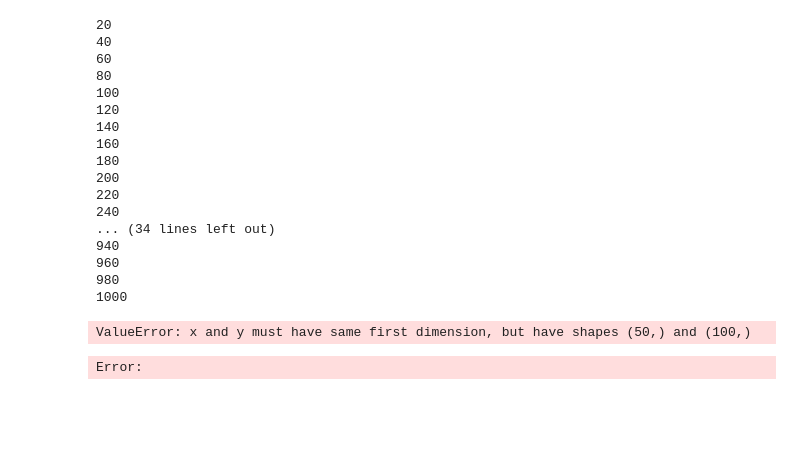
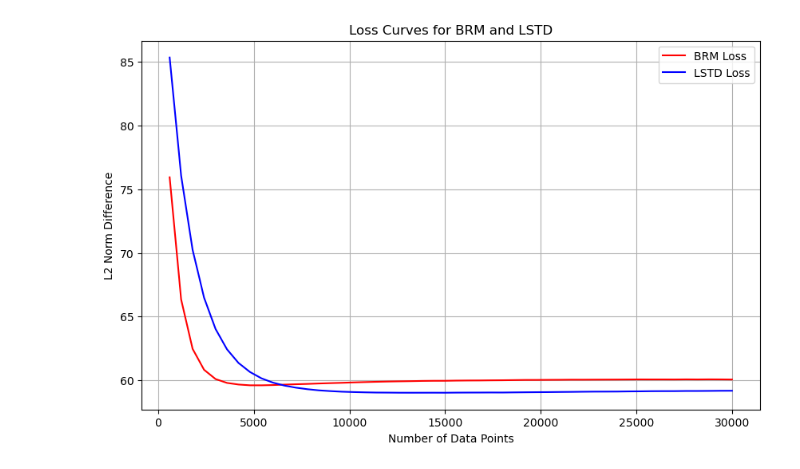
Before and after one commit to xuanfeiren/policy-evaluation, a Jupyter notebook: cart-pole-eval.ipynb, the cells around one changed output. Saved outputs shown, nothing was run; the diff lists cells and outputs as text; code cells hidden in the pictures; blank space fills up the shorter version.

Commit message:
successfully plot the loss for Cart Pole

```diff
--- a/cart-pole-eval.ipynb
+++ b/cart-pole-eval.ipynb
@@ -7,10 +7,11 @@ from stable_baselines3 import PPO
 # %%
 model_PPO = PPO.load("ppo_cartpole")
 # %%
-n_samples = 1000
-feature_dim = 10  # Example feature dimension
+n_samples = 30000
+feature_dim = 100  # Example feature dimension
 repeat = 1
 gamma = 0.9
+num_grids = 3
 # %%
 env = gym.make('CartPole-v1')
 env.reset()
@@ -142,7 +143,6 @@ theta_init = np.zeros(feature_dim)
 Q_lstd = policy_eval_LSTD(theta_init, offline_data)
 Q_BRM = policy_eval_BRM(theta_init, offline_data)
 # %%
-num_grids = 2
 def index_to_state_action(i, n_grid_points=num_grids):
     """
     Maps index i (0 to 2*n_grid_points^4-1) to a state-action pair
@@ -252,5 +252,5 @@ def loss_policy_evaluation(theta, Q_real, num_grids = num_grids):
 # %%
-Q_real = np.load(f"Q_function.npy")
+Q_real = np.load(f"Q_function_grid_3.npy")
 iter = int( n_samples / 50 )
 loss_LSTD = [0] * int(n_samples/ iter)
 loss_BRM = [0] * int(n_samples/ iter)
@@ -262,34 +262,14 @@ l2_norm_diff_LSTD_list = []
 
 theta_lstd = np.zeros(feature_dim)
 theta_BRM = np.zeros(feature_dim)
+for m in range(iter, n_samples + 1, iter):
+
+    offline_data = collect_data(iter, policy_PPO, feature_dim)
+    theta_lstd = policy_eval_LSTD(theta_lstd, offline_data)
+    theta_BRM = policy_eval_BRM(theta_BRM, offline_data)
+    loss_LSTD_m = loss_policy_evaluation(theta_lstd, Q_real)
+    loss_BRM_m = loss_policy_evaluation(theta_BRM, Q_real)
+
+    l2_norm_diff_LSTD_list.append(loss_LSTD_m)
+    l2_norm_diff_BRM_list.append(loss_BRM_m)
+    # print(len(l2_norm_diff_LSTD_list), len(l2_norm_diff_BRM_list))
-# %%
-
-for m in range(iter, n_samples + 1, iter):
-
-    offline_data = collect_data(iter, policy_PPO, feature_dim)
-    theta_lstd = policy_eval_LSTD(theta_lstd, offline_data)
-    theta_BRM = policy_eval_BRM(theta_BRM, offline_data)
-    loss_LSTD_m = loss_policy_evaluation(theta_lstd, Q_real)
-    loss_BRM_m = loss_policy_evaluation(theta_BRM, Q_real)
-
-    l2_norm_diff_LSTD_list.append(loss_LSTD_m)
-    l2_norm_diff_BRM_list.append(loss_BRM_m)
-    print(m)
-# %% [output]
-20
-40
-60
-80
-100
-120
-140
-160
-180
-200
-220
-240
-... (34 lines left out)
-940
-960
-980
-1000
@@ -298,17 +276,16 @@ l2_norm_diff_LSTD_list
 # %%
 plt.figure(figsize=(10, 6))
 
 plt.plot(range(iter, n_samples + 1, iter), l2_norm_diff_BRM_list, label='BRM Loss', color='red')
 
-plt.plot(range(iter, n_samples + 1, iter), l2_norm_diff_LSTD_list,linestyle='-.', label='LSTD Loss', color='blue')
+plt.plot(range(iter, n_samples + 1, iter), l2_norm_diff_LSTD_list, label='LSTD Loss', color='blue')
 plt.xlabel('Number of Data Points')
 plt.ylabel('L2 Norm Difference')
-plt.yscale('log')
+# plt.yscale('log')
 plt.title('Loss Curves for BRM and LSTD')
 plt.legend()
 plt.grid(True)
 plt.savefig('plot_image.pdf', bbox_inches='tight')          # Save as PDF
 plt.show()
 # %% [output]
-ValueError: x and y must have same first dimension, but have shapes (50,) and (100,)
-Error:
+[figure, added]
```
Also changed, not shown: parts of 5 cells of this notebook, 5 other files.
